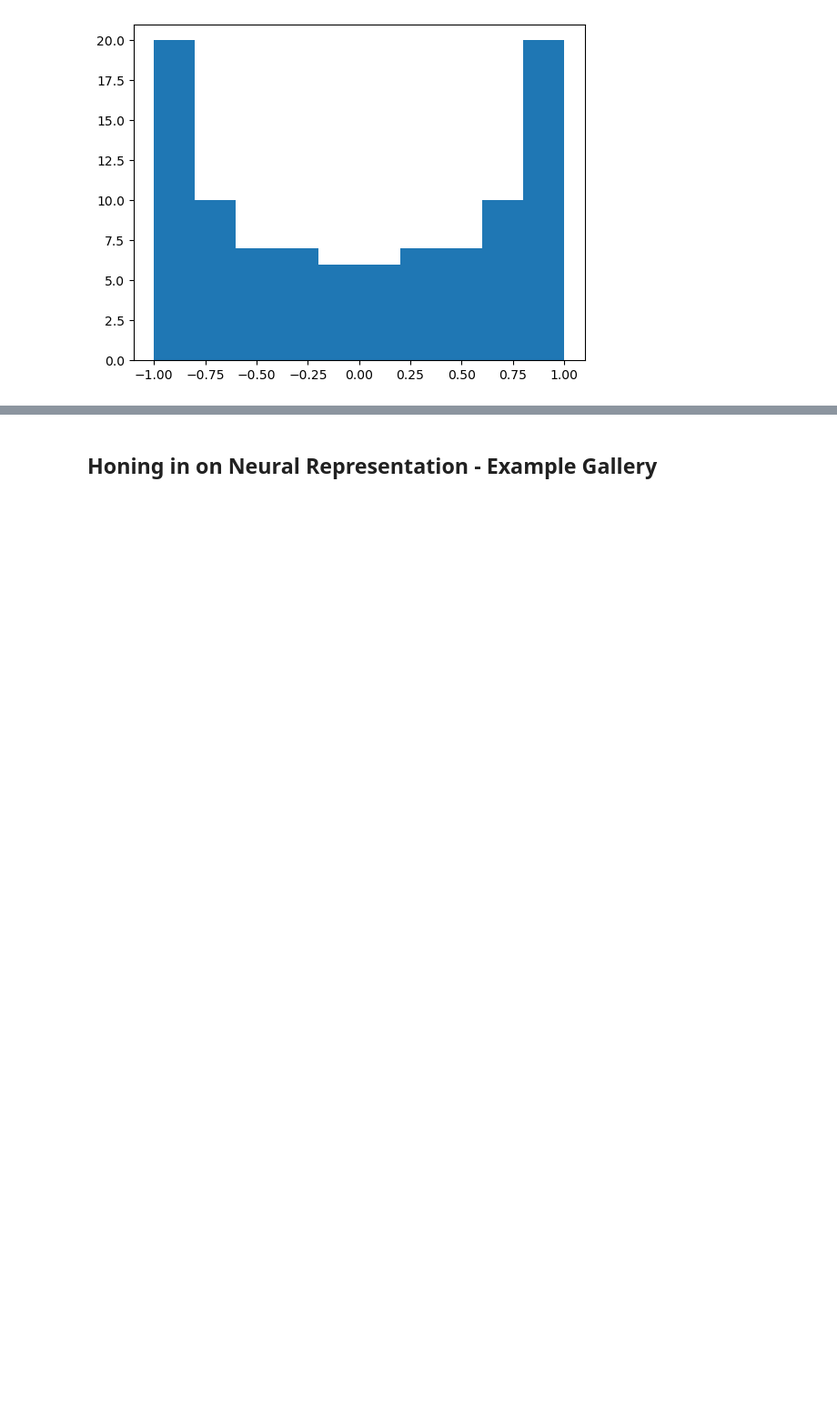
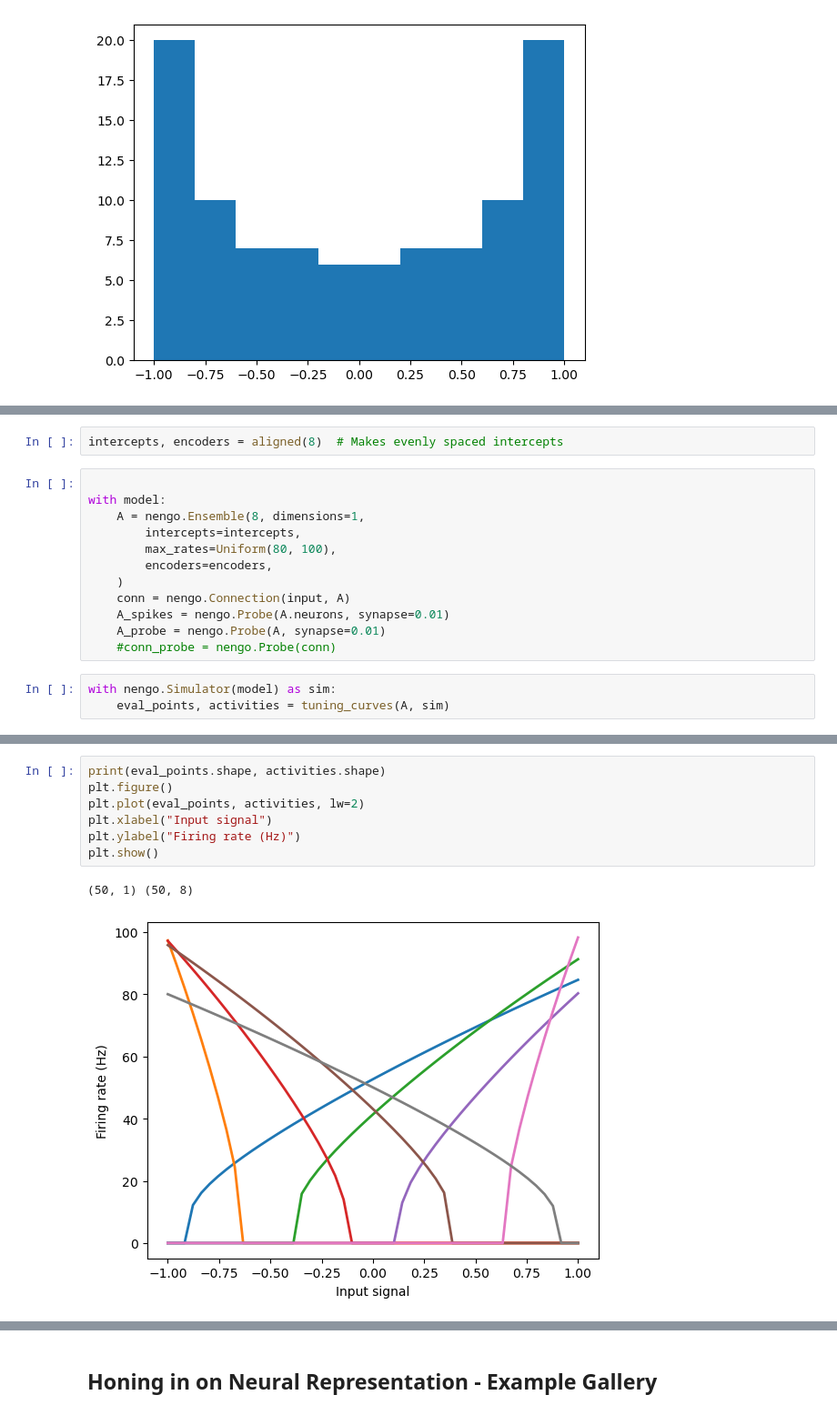
Before and after one commit to SammyAgrawal/CompBrainLoihi, a Jupyter notebook: Nengo_Tutorial.ipynb, the cells around one changed output, grey strips where cells are left out. Shown: that part at 91% size. Saved outputs shown, nothing was run; the diff lists cells and outputs as text; blank space fills up the shorter version.

```diff
--- a/Nengo_Tutorial.ipynb
+++ b/Nengo_Tutorial.ipynb
@@ -112,0 +152,17 @@ plt.show()
+# %%
+intercepts, encoders = aligned(8)  # Makes evenly spaced intercepts
+# %%
+
+with model:
+    A = nengo.Ensemble(8, dimensions=1,
+        intercepts=intercepts,
+        max_rates=Uniform(80, 100),
+        encoders=encoders,
+    )
+    conn = nengo.Connection(input, A)
+    A_spikes = nengo.Probe(A.neurons, synapse=0.01)
+    A_probe = nengo.Probe(A, synapse=0.01)
+    #conn_probe = nengo.Probe(conn)
+# %%
+with nengo.Simulator(model) as sim:
+    eval_points, activities = tuning_curves(A, sim)
@@ -112,0 +182,10 @@ plt.show()
+# %%
+print(eval_points.shape, activities.shape)
+plt.figure()
+plt.plot(eval_points, activities, lw=2)
+plt.xlabel("Input signal")
+plt.ylabel("Firing rate (Hz)")
+plt.show()
+# %% [output]
+(50, 1) (50, 8)
+[figure, added]
```
Also changed, not shown: parts of 15 cells of this notebook, 7 other files.
